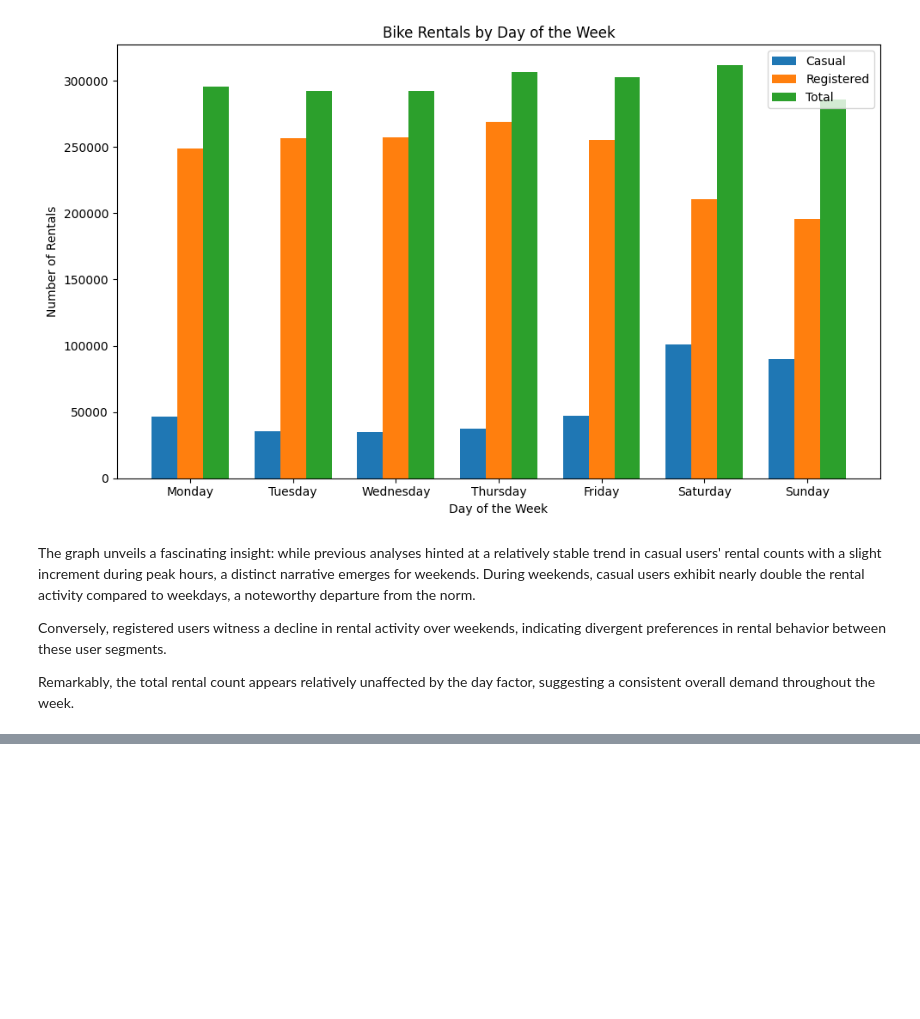
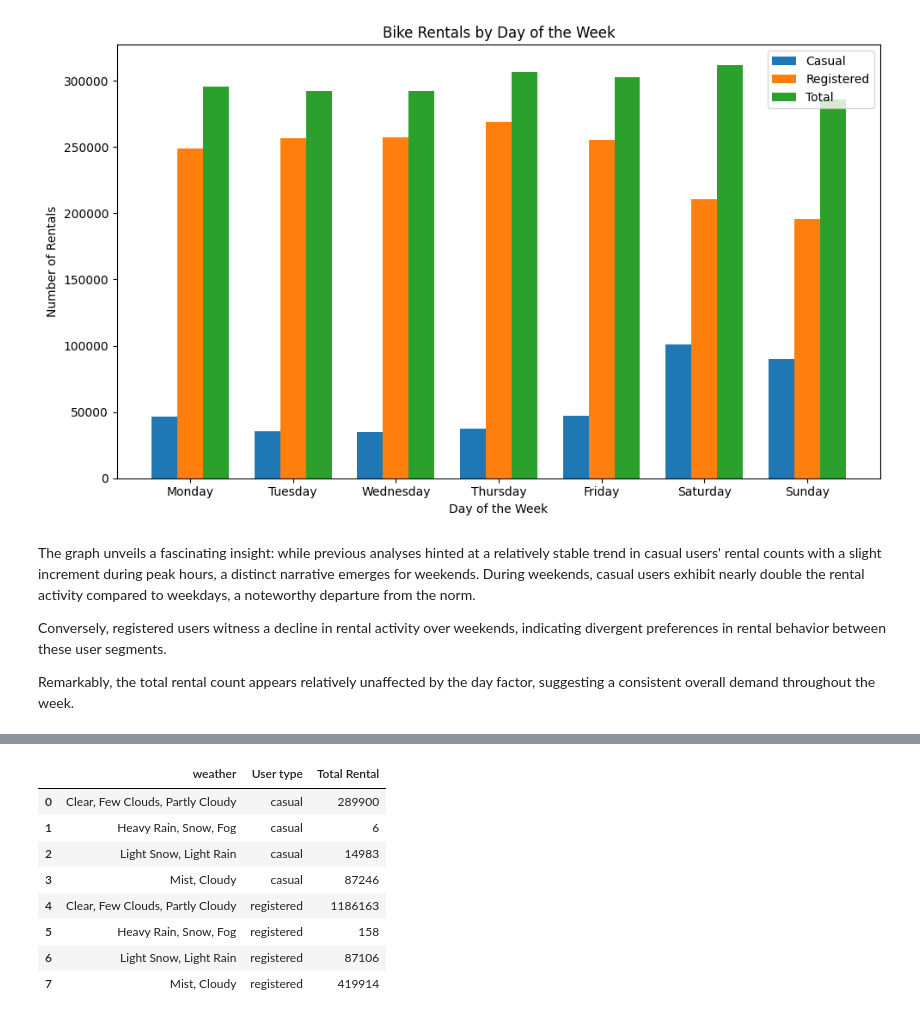
Before and after one commit to Mehul6112/Data-Science_curve, a Jupyter notebook: Bike Rental Dataset.ipynb, the cells around one changed output, grey strips where cells are left out. Saved outputs shown, nothing was run; the diff lists cells and outputs as text; code cells hidden in the pictures; blank space fills up the shorter version.

```diff
--- a/Bike Rental Dataset.ipynb
+++ b/Bike Rental Dataset.ipynb
@@ -261,0 +278,16 @@ Remarkably, the total rental count appears relatively unaffected by the day fact
+# %%
+# Plotting a graph to understand how rental activities are affected by the weather which are separated by casual & registered accounts.
+weather_counts = weather_grouped_df[['casual', 'registered']].sum()
+# using melt function to convert our dataframe into a long format so that we group things better and visualise easier
+weather_counts = weather_counts.melt(id_vars = "weather", var_name = "User type", value_name = "Total Rental")
+weather_counts
+# %% [output]
+|  | weather | User type | Total Rental |
+| 0 | Clear, Few Clouds, Partly Cloudy | casual | 289900 |
+| 1 | Heavy Rain, Snow, Fog | casual | 6 |
+| 2 | Light Snow, Light Rain | casual | 14983 |
+| 3 | Mist, Cloudy | casual | 87246 |
+| 4 | Clear, Few Clouds, Partly Cloudy | registered | 1186163 |
+| 5 | Heavy Rain, Snow, Fog | registered | 158 |
+| 6 | Light Snow, Light Rain | registered | 87106 |
+| 7 | Mist, Cloudy | registered | 419914 |
```
Also changed, not shown: parts of 8 cells of this notebook.
